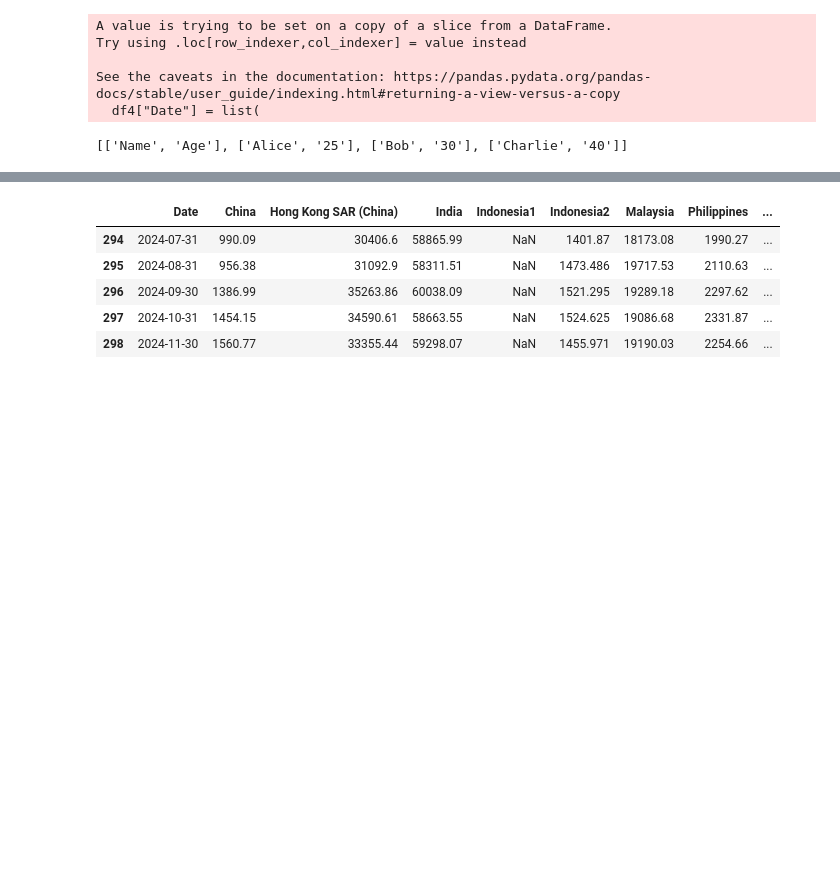
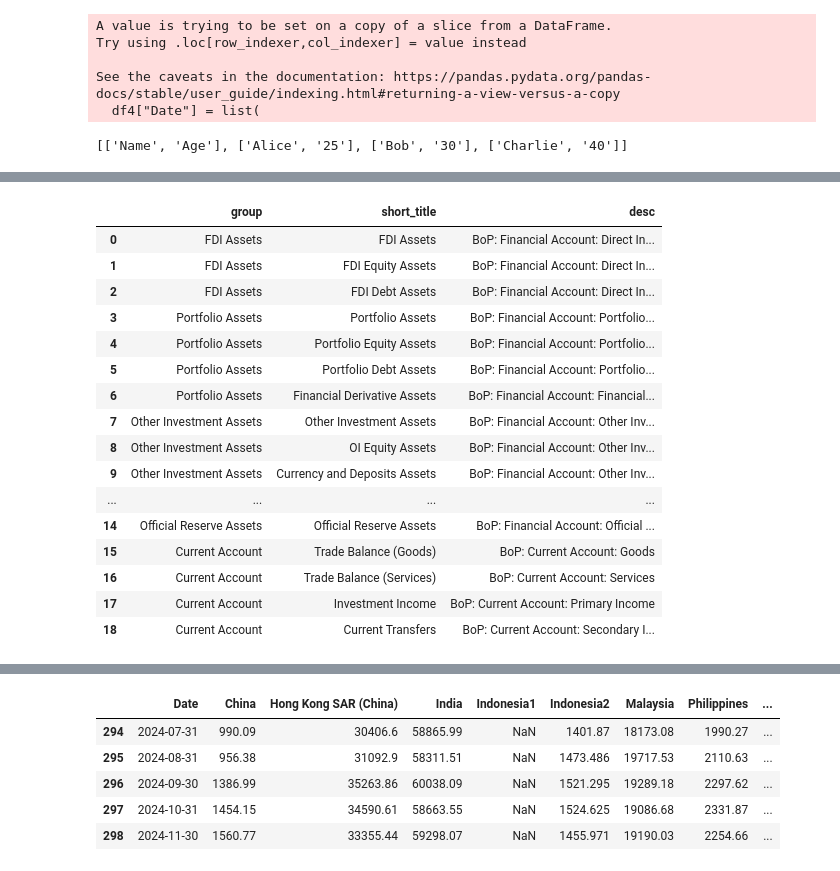
Before and after one commit to aizudeen11/cfm-nlp, a Jupyter notebook: main.ipynb, the cells around one changed output, grey strips where cells are left out. Saved outputs shown, nothing was run; the diff lists cells and outputs as text; code cells hidden in the pictures; blank space fills up the shorter version.

```diff
--- a/main.ipynb
+++ b/main.ipynb
@@ -179,0 +96,21 @@ dtype: object
+# %%
+df2 = pd.read_excel(r"C:\Users\AhmadAizudeen\OneDrive - The SOUTH-EAST ASIAN CENTRAL BANKS (SEACEN) RESEARCH AND TRAINING\Desktop\Automation.xlsx", sheet_name='BoP edit')
+df2
+# %% [output]
+|  | group | short_title | desc |
+| 0 | FDI Assets | FDI Assets | BoP: Financial Account: Direct In... |
+| 1 | FDI Assets | FDI Equity Assets | BoP: Financial Account: Direct In... |
+| 2 | FDI Assets | FDI Debt Assets | BoP: Financial Account: Direct In... |
+| 3 | Portfolio Assets | Portfolio Assets | BoP: Financial Account: Portfolio... |
+| 4 | Portfolio Assets | Portfolio Equity Assets | BoP: Financial Account: Portfolio... |
+| 5 | Portfolio Assets | Portfolio Debt Assets | BoP: Financial Account: Portfolio... |
+| 6 | Portfolio Assets | Financial Derivative Assets | BoP: Financial Account: Financial... |
+| 7 | Other Investment Assets | Other Investment Assets | BoP: Financial Account: Other Inv... |
+| 8 | Other Investment Assets | OI Equity Assets | BoP: Financial Account: Other Inv... |
+| 9 | Other Investment Assets | Currency and Deposits Assets | BoP: Financial Account: Other Inv... |
+| ... | ... | ... | ... |
+| 14 | Official Reserve Assets | Official Reserve Assets | BoP: Financial Account: Official ... |
+| 15 | Current Account | Trade Balance (Goods) | BoP: Current Account: Goods |
+| 16 | Current Account | Trade Balance (Services) | BoP: Current Account: Services |
+| 17 | Current Account | Investment Income | BoP: Current Account: Primary Income |
+| 18 | Current Account | Current Transfers | BoP: Current Account: Secondary I... |
```
Also changed, not shown: parts of 11 cells of this notebook, 4 other files.
